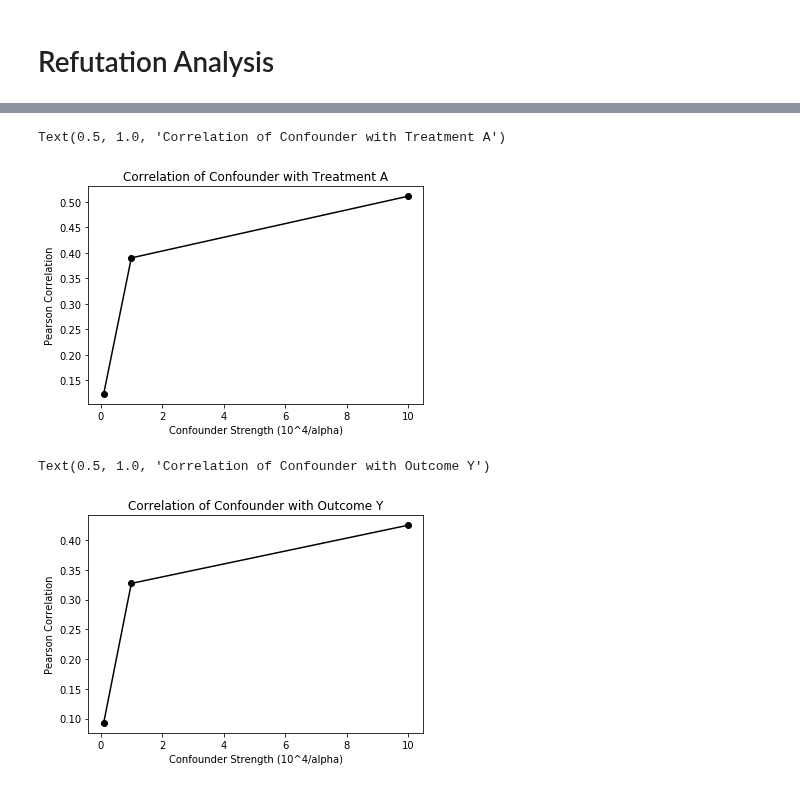
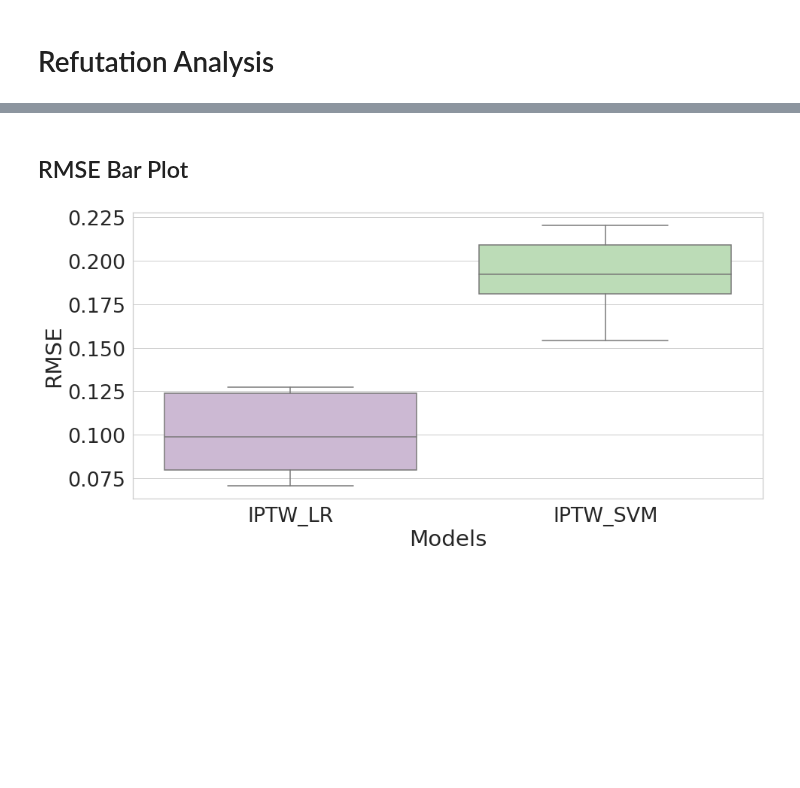
Before and after one commit to yanboxu/split-treatment-simulation, a Jupyter notebook: simulation.ipynb, the cells around one changed output, grey strips where cells are left out. Saved outputs shown, nothing was run; the diff lists cells and outputs as text; code cells hidden in the pictures; blank space fills up the shorter version.

Commit message:
Integerating assumption checks with sensitivity analysis

```diff
--- a/simulation.ipynb
+++ b/simulation.ipynb
@@ -169,7 +169,0 @@ print('Correlation Outcome: ', np.mean(corr_y), np.std(corr_y))
-# %%
-A_matched_Z = np.array(A_matched_Z)
-RMSEs = np.array(RMSEs)
-sort_indice = np.argsort(A_matched_Z)
-plt.plot(A_matched_Z[sort_indice], RMSEs[sort_indice])
-plt.xlabel('% of A matched Z')
-plt.ylabel('RMSE')
@@ -322,18 +170,35 @@ plt.legend()
-# %%
-plt.plot(alpha_range, corr_t, '-ok')
-plt.xlabel('Confounder Strength (10^4/alpha)')
-plt.ylabel('Pearson Correlation')
-plt.title('Correlation of Confounder with Treatment A')
-#plt.savefig('images/b_52.jpg')
-# %% [output]
-Text(0.5, 1.0, 'Correlation of Confounder with Treatment A')
-[figure, removed]
-# %%
-plt.plot(alpha_range, corr_y, '-ok')
-plt.xlabel('Confounder Strength (10^4/alpha)')
-plt.ylabel('Pearson Correlation')
-plt.title('Correlation of Confounder with Outcome Y')
-#plt.savefig('images/c_52.jpg')
-# %% [output]
-Text(0.5, 1.0, 'Correlation of Confounder with Outcome Y')
-[figure, removed]
+# %%
+methods=['IPTW_LR', 'IPTW_SVM']
+res=[]
+res_refute=[]
+for method in methods:
+
+    alpha_range, sort_indice, a_matched_z, A_matched_Z_unobs, RMSEs_refute, RMSEs_unobs, RMSEs, corr_t, corr_y= refutation_analysis(method)
+
+    A_matched_Z_unobs = np.array(A_matched_Z_unobs)
+    RMSEs_unobs = np.array(RMSEs_unobs)
+
+    sort_indice = np.argsort(A_matched_Z_unobs)
+    sort_indice = sort_indice[::-1]
+
+    res.append(RMSEs_unobs)
+    res_refute.append(RMSEs_refute)
+# %% [markdown]
+## RMSE Bar Plot
+# %%
+plot_df= pd.DataFrame(columns=methods)
+for idx in range(len(methods)):
+    plot_df[methods[idx]]= res_refute[idx]
+
+sns.set(font_scale=2.45)
+sns.set_style("whitegrid")
+#sns.set(rc={"font.size":20,"axes.titlesize":20,"axes.labelsize":20},style="white")
+
+fig, ax1 = plt.subplots(figsize = [15,7])
+
+fig = sns.boxplot(data = plot_df, palette='PRGn')
+fig.set_xlabel('Models')
+fig.set_ylabel('RMSE')
+plt.savefig('images/sensitivity_analysis_synthetic.png', dpi=200)
+# %% [output]
+[figure, added]
```
Also changed, not shown: parts of 14 cells of this notebook, 2 other files.
